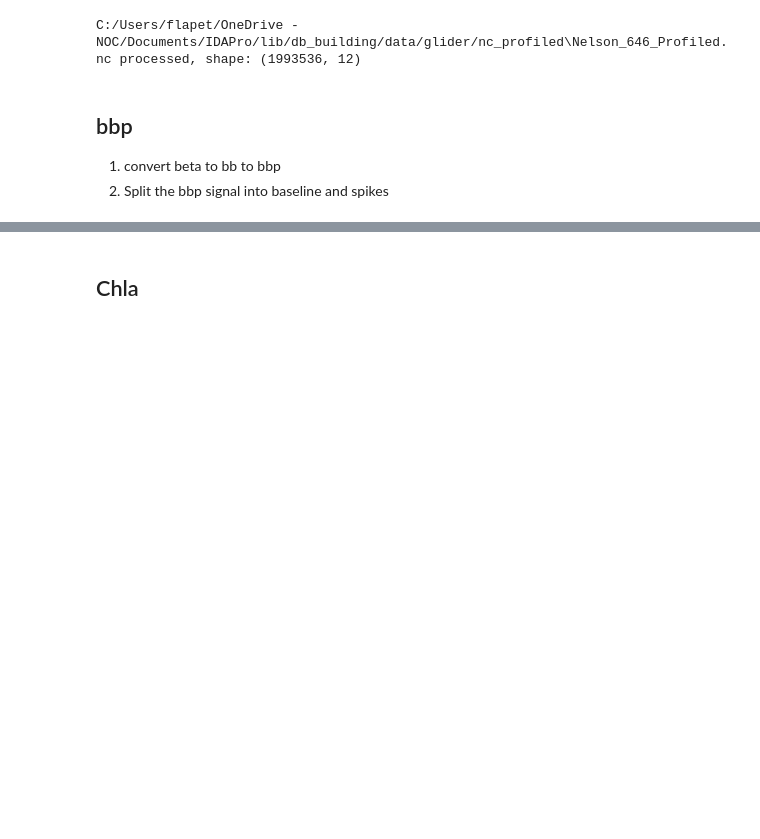
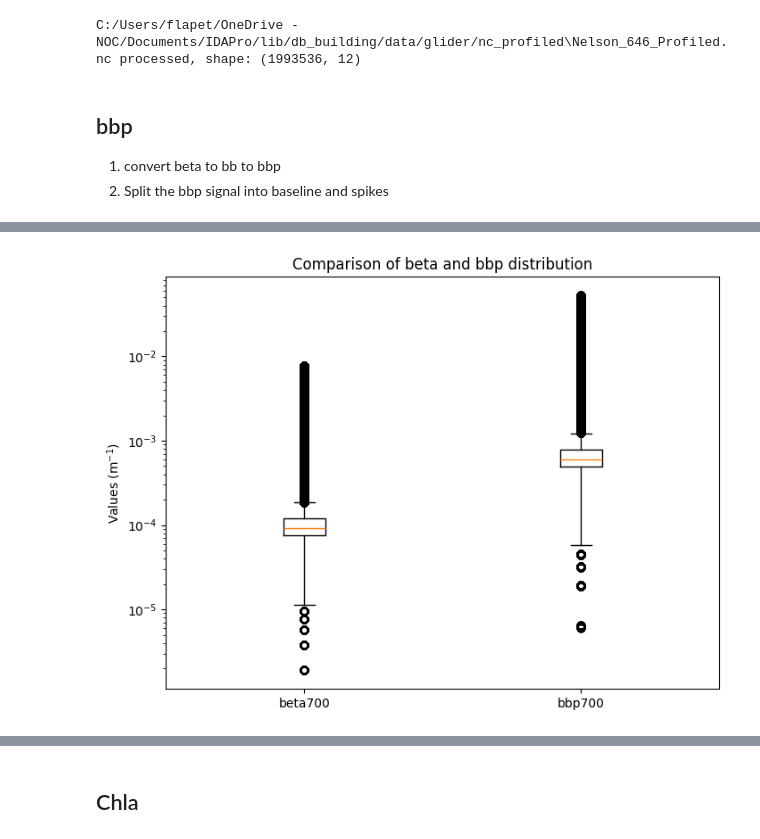
Before and after one commit to Flavi1P/risc_glider_demo, a Jupyter notebook: Scripts/Python/bio_optic_processing.ipynb, the cells around one changed output, grey strips where cells are left out. Saved outputs shown, nothing was run; the diff lists cells and outputs as text; code cells hidden in the pictures; blank space fills up the shorter version.

```diff
--- a/Scripts/Python/bio_optic_processing.ipynb
+++ b/Scripts/Python/bio_optic_processing.ipynb
@@ -143,0 +145,4 @@ plt.show()
+# %%
+pro
+# %% [output]
+[figure, added]
```
Also changed, not shown: parts of 11 cells of this notebook.
